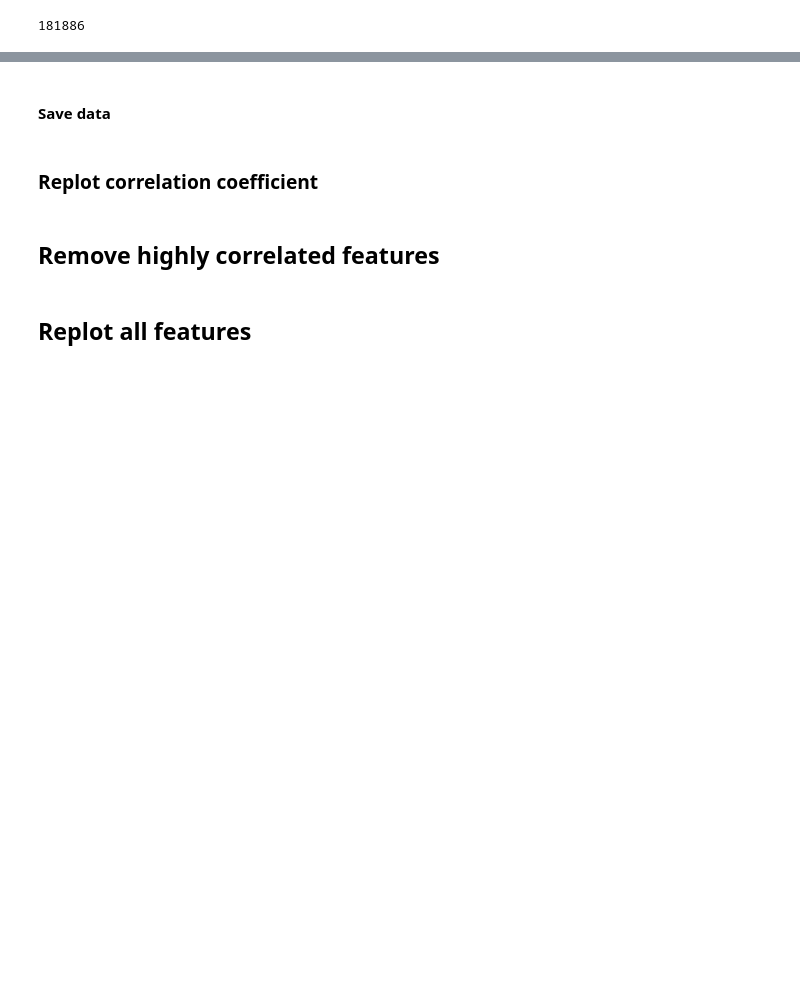
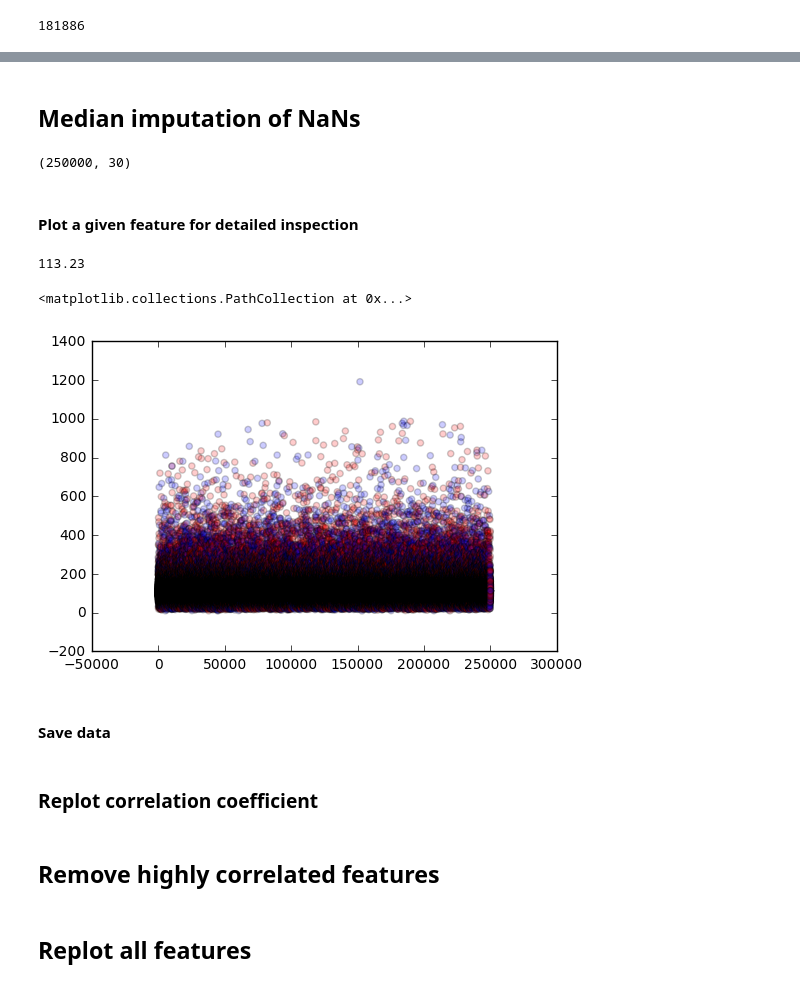
Before and after one commit to sharkovsky/pcml-project1, a Jupyter notebook: scripts/Preprocessing-data.ipynb, the cells around one changed output, grey strips where cells are left out. Drawn from its saved outputs; the diff is of its cells as text; code cells hidden in the pictures; blank space fills up the shorter version.

```diff
--- a/scripts/Preprocessing-data.ipynb
+++ b/scripts/Preprocessing-data.ipynb
@@ -96,3 +104,27 @@ N_SAMPLES=tX_no_NaN.shape[0]
+# %% [markdown]
+## Median imputation of NaNs
+# %%
+medians = list()
+for feature in range(N_FEATURES):
+    medians.append( np.median(tX_no_NaN[:,feature]) )
+# %%
+tX_med_imput = tX
+for feature in range(N_FEATURES):
+    np.place(tX_med_imput[:,feature], (tX_med_imput[:,feature]< -900.0),  medians[feature] )
+print(tX_med_imput.shape)
+# %% [output]
+(250000, 30)
+# %% [markdown]
+#### Plot a given feature for detailed inspection
+# %%
+feat_index_to_plot=0
+print(medians[feat_index_to_plot])
+f, axes = plt.subplots(1,1)
+axes.scatter(range(N_SAMPLES_ORIG), tX_med_imput[:,feat_index_to_plot], c=y_colors, alpha=0.2)
+# %% [output]
+113.23
+<matplotlib.collections.PathCollection at 0x...>
+[figure, added]
 # %% [markdown]
 #### Save data
 # %%
```
Also changed, not shown: parts of 14 cells of this notebook, 2 other files.
